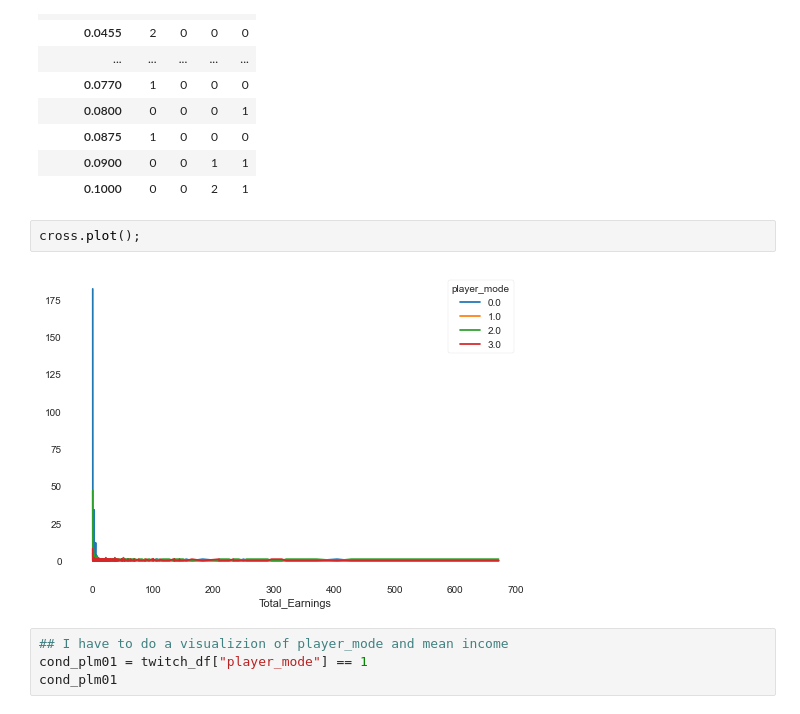
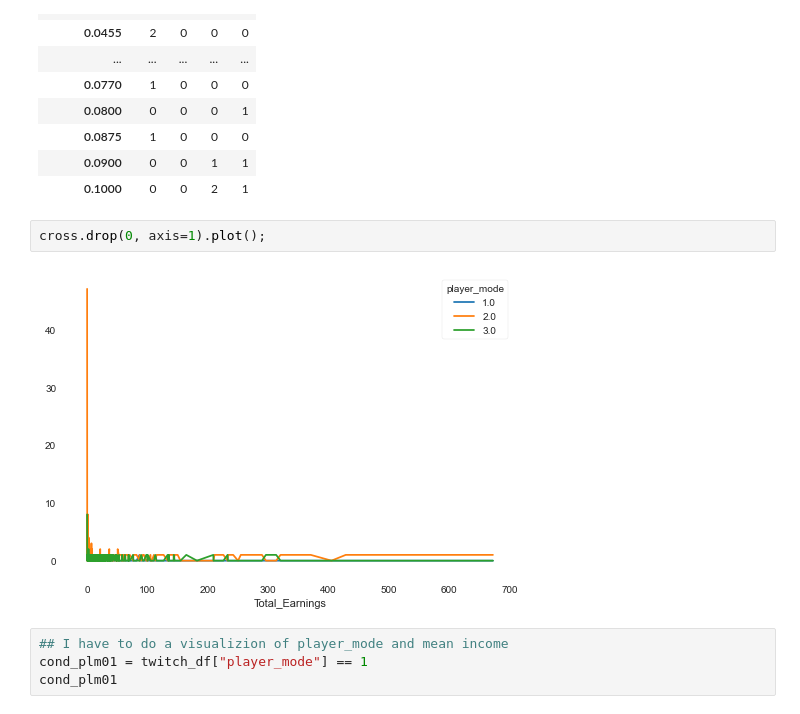
Before and after one commit to ilEnzio/StarKells_Twitch_data, a Jupyter notebook: ERLE_GRANGERII_DS18_UNIT02_Starkells_Exploring_Cleaning02.ipynb, the cells around one changed output. Cells and saved outputs as stored; diff of their text form.

```diff
--- a/ERLE_GRANGERII_DS18_UNIT02_Starkells_Exploring_Cleaning02.ipynb
+++ b/ERLE_GRANGERII_DS18_UNIT02_Starkells_Exploring_Cleaning02.ipynb
@@ -517,9 +512,9 @@ cross.head(20)
 | 0.0900 | 0 | 0 | 1 | 1 |
 | 0.1000 | 0 | 0 | 2 | 1 |
 # %%
-cross.plot();
+cross.drop(0, axis=1).plot();
 # %% [output]
-[figure, old version]
+[figure, new version]
 # %%
 ## I have to do a visualizion of player_mode and mean income
 cond_plm01 = twitch_df["player_mode"] == 1
```
Also changed, not shown: parts of 81 cells of this notebook, 7 other files.
